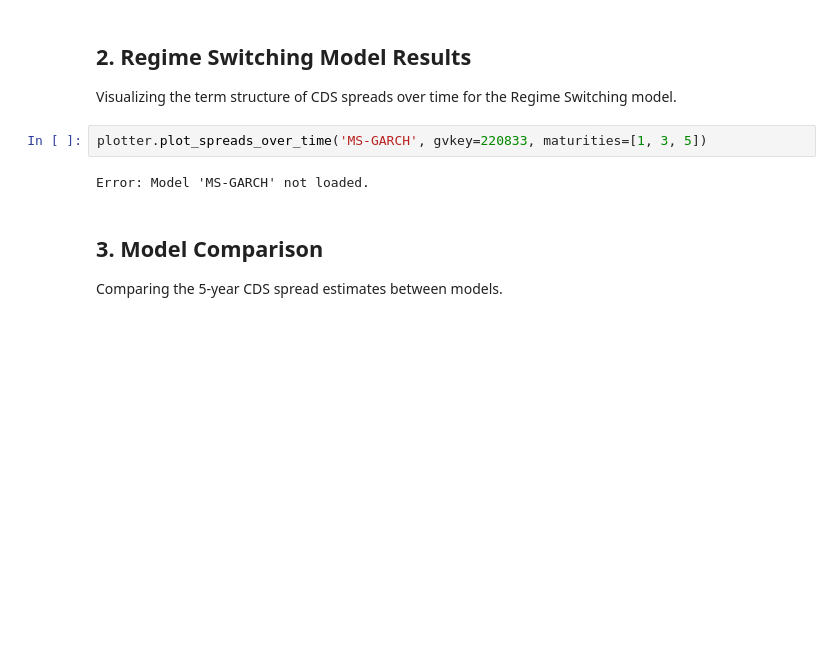
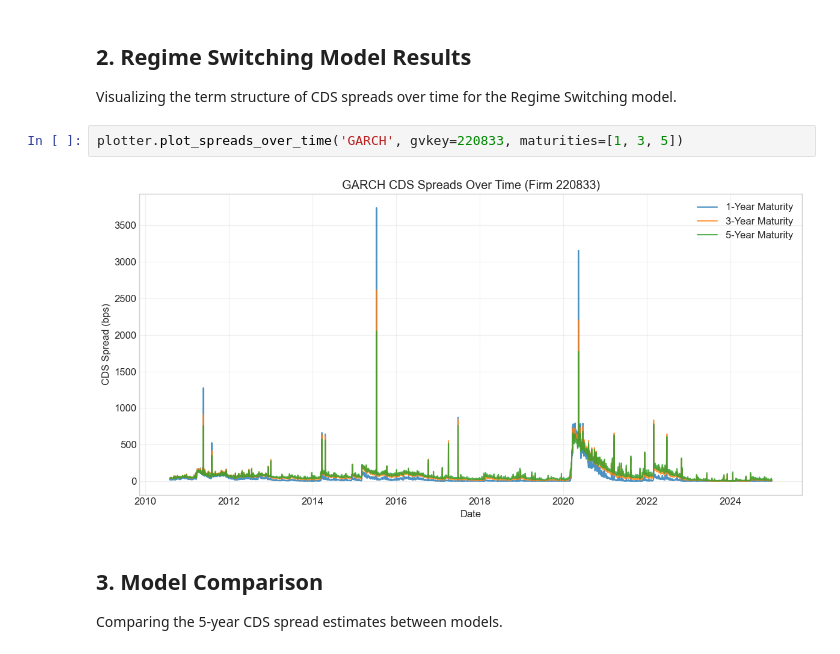
Before and after one commit to ChaseW3/Seminar-QF, a Jupyter notebook: Seminar QF/notebooks/visualize_results.ipynb, the cells around one changed output. Drawn from its saved outputs; the diff is of its cells as text; blank space fills up the shorter version.

```diff
--- a/Seminar QF/notebooks/visualize_results.ipynb
+++ b/Seminar QF/notebooks/visualize_results.ipynb
@@ -80,9 +81,9 @@ Error: Model 'MS-GARCH' not loaded.
 ## 2. Regime Switching Model Results
 Visualizing the term structure of CDS spreads over time for the Regime Switching model.
 # %%
-plotter.plot_spreads_over_time('MS-GARCH', gvkey=220833, maturities=[1, 3, 5])
+plotter.plot_spreads_over_time('GARCH', gvkey=220833, maturities=[1, 3, 5])
 # %% [output]
-Error: Model 'MS-GARCH' not loaded.
+[figure, added]
 # %% [markdown]
 ## 3. Model Comparison
 Comparing the 5-year CDS spread estimates between models.
```
Also changed, not shown: parts of 6 cells of this notebook, 9 other files.
